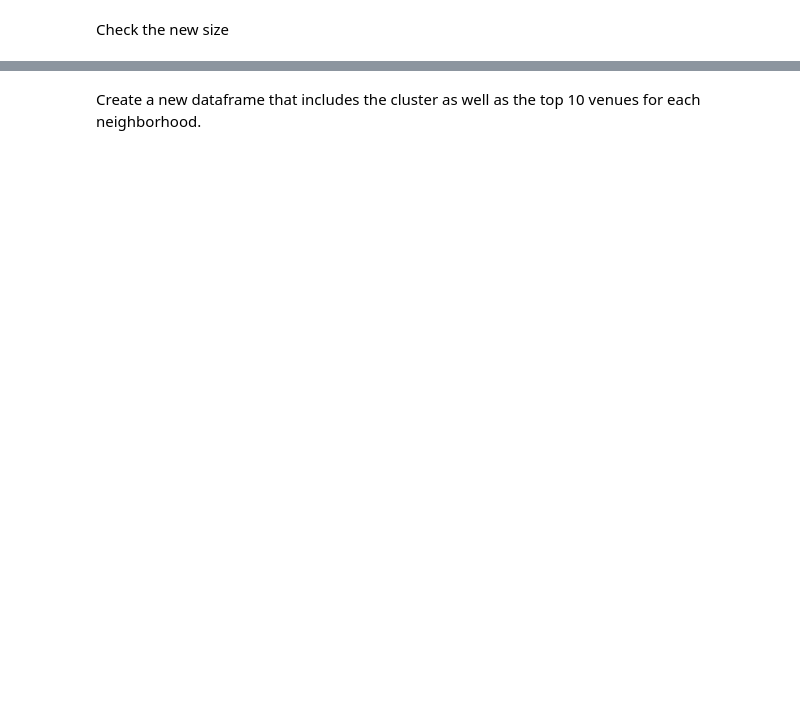
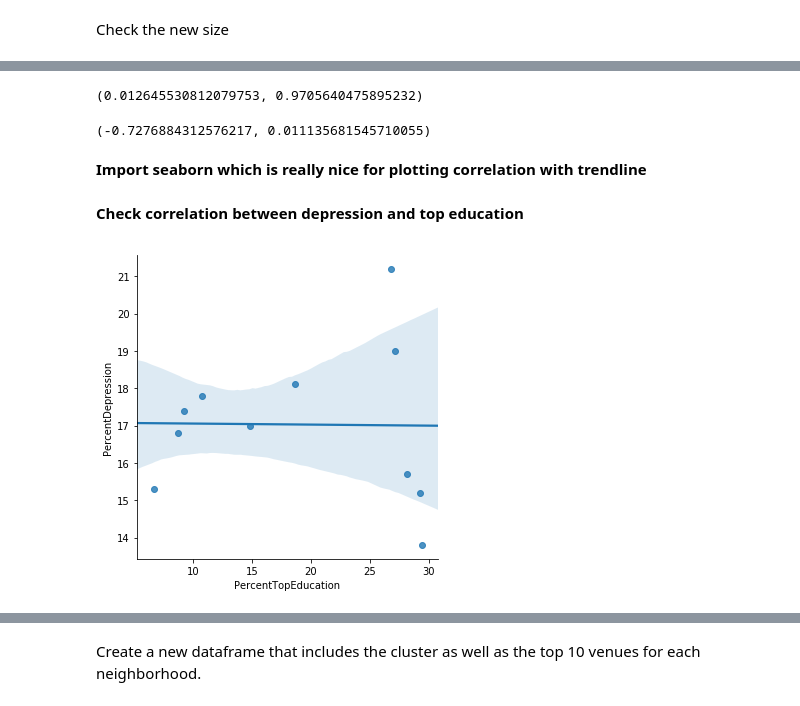
Before and after one commit to roylac/Coursera_Capstone, a Jupyter notebook: Capstone week 4.ipynb, the cells around one changed output, grey strips where cells are left out. Cells and saved outputs as stored; diff of their text form; code cells hidden in the pictures; blank space fills up the shorter version.

```diff
--- a/Capstone week 4.ipynb
+++ b/Capstone week 4.ipynb
@@ -356,4 +375,4 @@ venues
 # %% [markdown]
 Check how many venues were returned for each neighborhood
 # %%
-venues.groupby('Borough').count()
+venue_count= venues.groupby('Borough').count()
@@ -429,0 +387,5 @@ toronto_grouped
+# %%
+venue_count.reset_index(inplace=True)
+venue_count = venue_count[['Borough','Venue']]
+venue_count.rename(columns={"Venue": "Venues"},inplace=True)
+venue_count
@@ -429,0 +424,3 @@ toronto_grouped
+# %%
+venues_complete =  pd.merge(boroughsCombined, venue_count, on='Borough')
+venues_complete
@@ -429,0 +445,4 @@ toronto_grouped
+# %%
+venues_complete_noGeo = venues_complete
+venues_complete_noGeo.drop(columns=['Latitude', 'Longitude',],inplace=True)
+venues_complete_noGeo.corr(method ='pearson')
@@ -524,0 +466,10 @@ array([0, 0, 0, 0, 0, 0, 0, 0, 0, 0], dtype=int32)
+# %%
+pearsonr(venues_complete_noGeo["PctTopEducation"], venues_complete_noGeo["PctDepression"])
+# %% [output]
+(0.012645530812079753, 0.9705640475895232)
+# %%
+pearsonr(venues_complete_noGeo["Venues"], venues_complete_noGeo["PctDepression"])
+# %% [output]
+(-0.7276884312576217, 0.011135681545710055)
+# %% [markdown]
+**Import seaborn which is really nice for plotting correlation with trendline**
@@ -524,0 +480,6 @@ array([0, 0, 0, 0, 0, 0, 0, 0, 0, 0], dtype=int32)
+# %% [markdown]
+**Check correlation between depression and top education**
+# %%
+sns.lmplot(x="PctTopEducation", y="PctDepression", data=venues_complete_noGeo);
+# %% [output]
+[figure, added]
```
Also changed, not shown: parts of 100 cells of this notebook.
